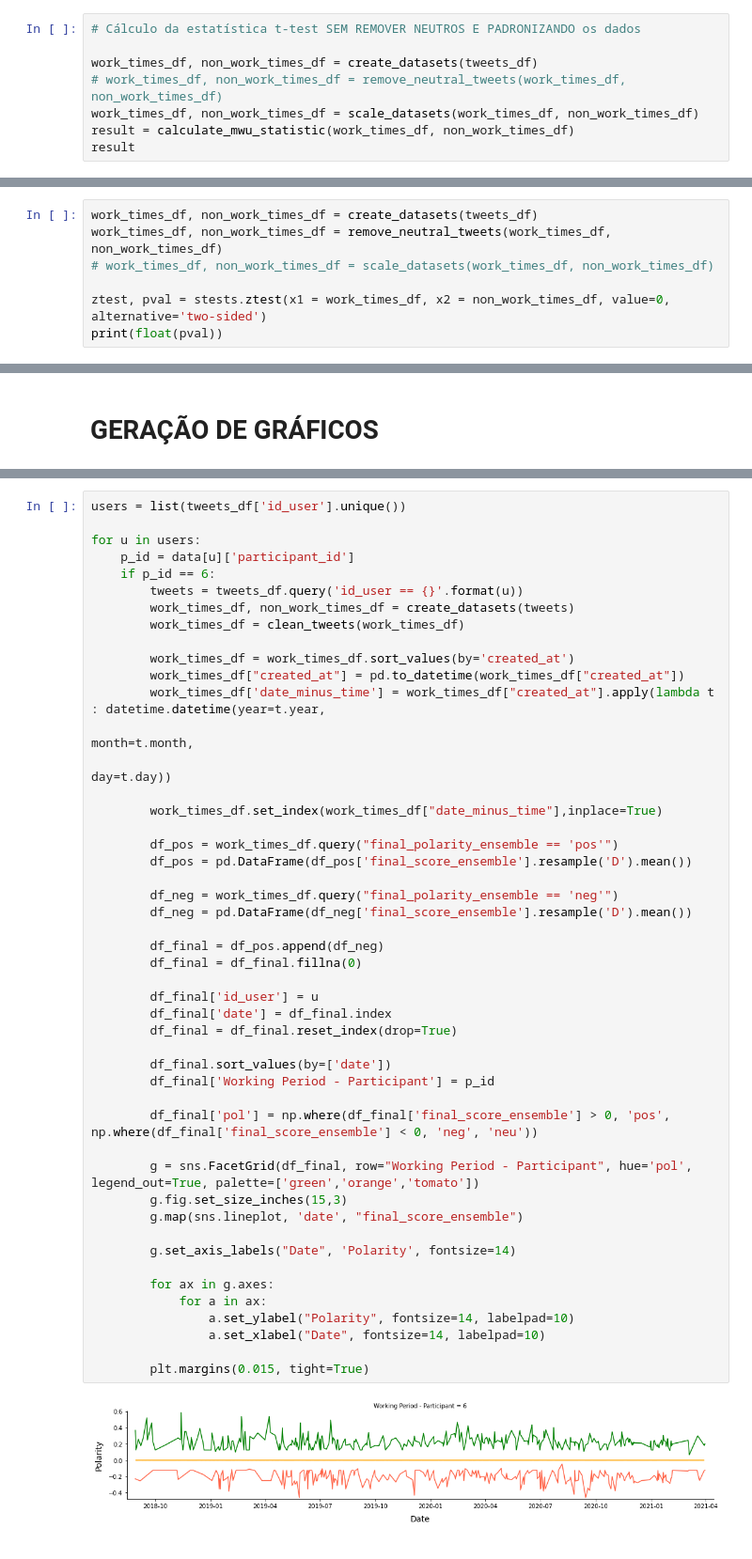
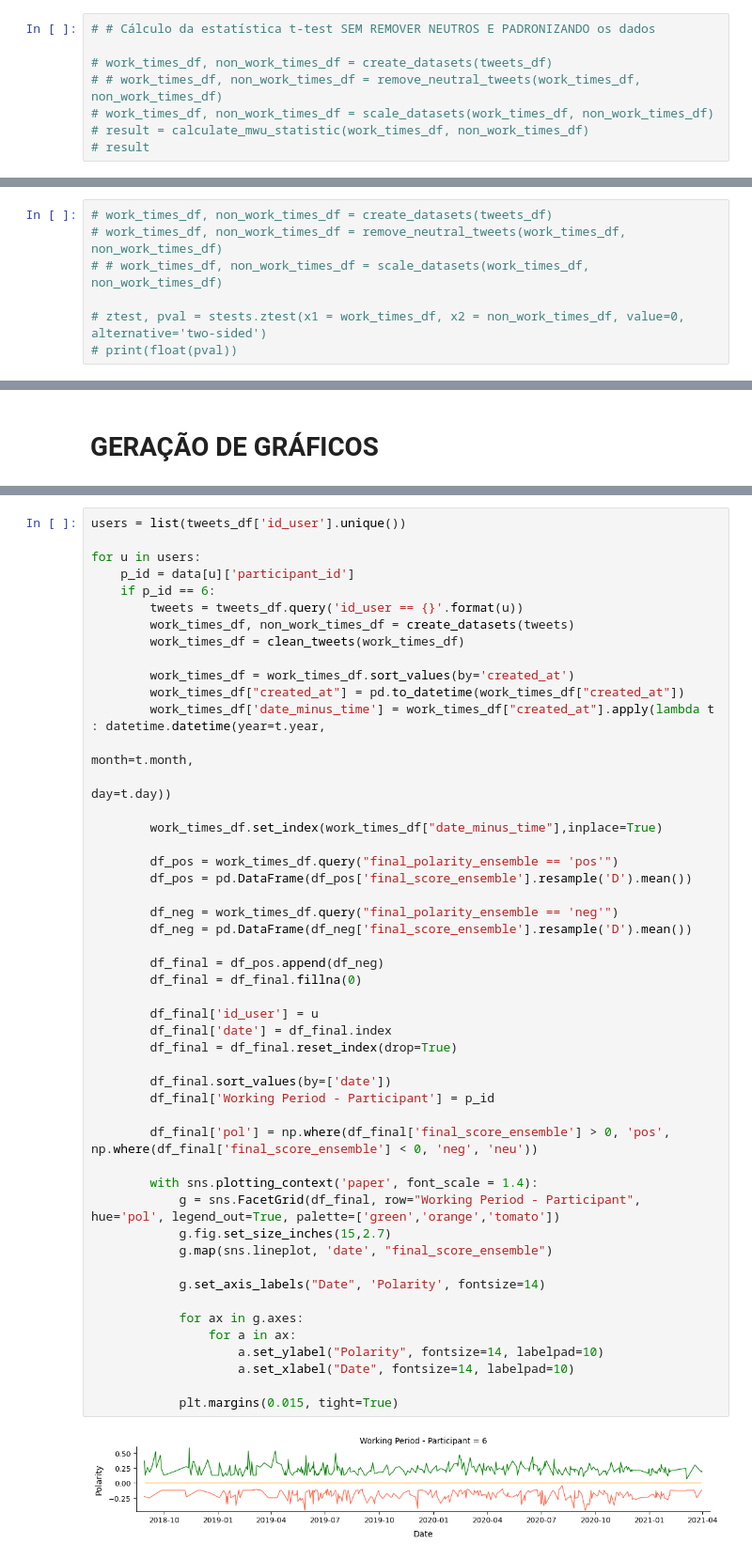
Before and after one commit to leosilva/peerj_computer_science_2022, a Jupyter notebook: Notebooks/Statistics - Working x Non-working.ipynb, the cells around one changed output, grey strips where cells are left out. Shown at 94% size. Cells and saved outputs as stored; diff of their text form.

```diff
--- a/Notebooks/Statistics - Working x Non-working.ipynb
+++ b/Notebooks/Statistics - Working x Non-working.ipynb
@@ -445,8 +466,8 @@ result
 # %%
-# Cálculo da estatística t-test SEM REMOVER NEUTROS E PADRONIZANDO os dados
+# # Cálculo da estatística t-test SEM REMOVER NEUTROS E PADRONIZANDO os dados
 
-work_times_df, non_work_times_df = create_datasets(tweets_df)
-# work_times_df, non_work_times_df = remove_neutral_tweets(work_times_df, non_work_times_df)
-work_times_df, non_work_times_df = scale_datasets(work_times_df, non_work_times_df)
-result = calculate_mwu_statistic(work_times_df, non_work_times_df)
-result
+# work_times_df, non_work_times_df = create_datasets(tweets_df)
+# # work_times_df, non_work_times_df = remove_neutral_tweets(work_times_df, non_work_times_df)
+# work_times_df, non_work_times_df = scale_datasets(work_times_df, non_work_times_df)
+# result = calculate_mwu_statistic(work_times_df, non_work_times_df)
+# result
@@ -456,7 +474,7 @@ result
 # %%
-work_times_df, non_work_times_df = create_datasets(tweets_df)
-work_times_df, non_work_times_df = remove_neutral_tweets(work_times_df, non_work_times_df)
-# work_times_df, non_work_times_df = scale_datasets(work_times_df, non_work_times_df)
+# work_times_df, non_work_times_df = create_datasets(tweets_df)
+# work_times_df, non_work_times_df = remove_neutral_tweets(work_times_df, non_work_times_df)
+# # work_times_df, non_work_times_df = scale_datasets(work_times_df, non_work_times_df)
 
-ztest, pval = stests.ztest(x1 = work_times_df, x2 = non_work_times_df, value=0, alternative='two-sided')
-print(float(pval))
+# ztest, pval = stests.ztest(x1 = work_times_df, x2 = non_work_times_df, value=0, alternative='two-sided')
+# print(float(pval))
@@ -498,43 +493,44 @@ for u in users:
         work_times_df = work_times_df.sort_values(by='created_at')
         work_times_df["created_at"] = pd.to_datetime(work_times_df["created_at"])
         work_times_df['date_minus_time'] = work_times_df["created_at"].apply(lambda t : datetime.datetime(year=t.year,
                                                                                   month=t.month,
                                                                                   day=t.day))
 
         work_times_df.set_index(work_times_df["date_minus_time"],inplace=True)
 
         df_pos = work_times_df.query("final_polarity_ensemble == 'pos'")
         df_pos = pd.DataFrame(df_pos['final_score_ensemble'].resample('D').mean())
 
         df_neg = work_times_df.query("final_polarity_ensemble == 'neg'")
         df_neg = pd.DataFrame(df_neg['final_score_ensemble'].resample('D').mean())
 
         df_final = df_pos.append(df_neg)
         df_final = df_final.fillna(0)
 
         df_final['id_user'] = u
         df_final['date'] = df_final.index
         df_final = df_final.reset_index(drop=True)
 
         df_final.sort_values(by=['date'])
         df_final['Working Period - Participant'] = p_id
 
         df_final['pol'] = np.where(df_final['final_score_ensemble'] > 0, 'pos', np.where(df_final['final_score_ensemble'] < 0, 'neg', 'neu'))
 
-        g = sns.FacetGrid(df_final, row="Working Period - Participant", hue='pol', legend_out=True, palette=['green','orange','tomato'])
-        g.fig.set_size_inches(15,3)
-        g.map(sns.lineplot, 'date', "final_score_ensemble")
+        with sns.plotting_context('paper', font_scale = 1.4):
+            g = sns.FacetGrid(df_final, row="Working Period - Participant", hue='pol', legend_out=True, palette=['green','orange','tomato'])
+            g.fig.set_size_inches(15,2.7)
+            g.map(sns.lineplot, 'date', "final_score_ensemble")
 
-        g.set_axis_labels("Date", 'Polarity', fontsize=14)
+            g.set_axis_labels("Date", 'Polarity', fontsize=14)
 
-        for ax in g.axes:
-            for a in ax:
-                a.set_ylabel("Polarity", fontsize=14, labelpad=10)
-                a.set_xlabel("Date", fontsize=14, labelpad=10)
+            for ax in g.axes:
+                for a in ax:
+                    a.set_ylabel("Polarity", fontsize=14, labelpad=10)
+                    a.set_xlabel("Date", fontsize=14, labelpad=10)
 
-        plt.margins(0.015, tight=True)
+            plt.margins(0.015, tight=True)
 # %% [output]
-[figure, old version]
+[figure, new version]
 # %%
 users = list(tweets_df['id_user'].unique())
 
```
Also changed, not shown: parts of 26 cells of this notebook, 1 other file.
